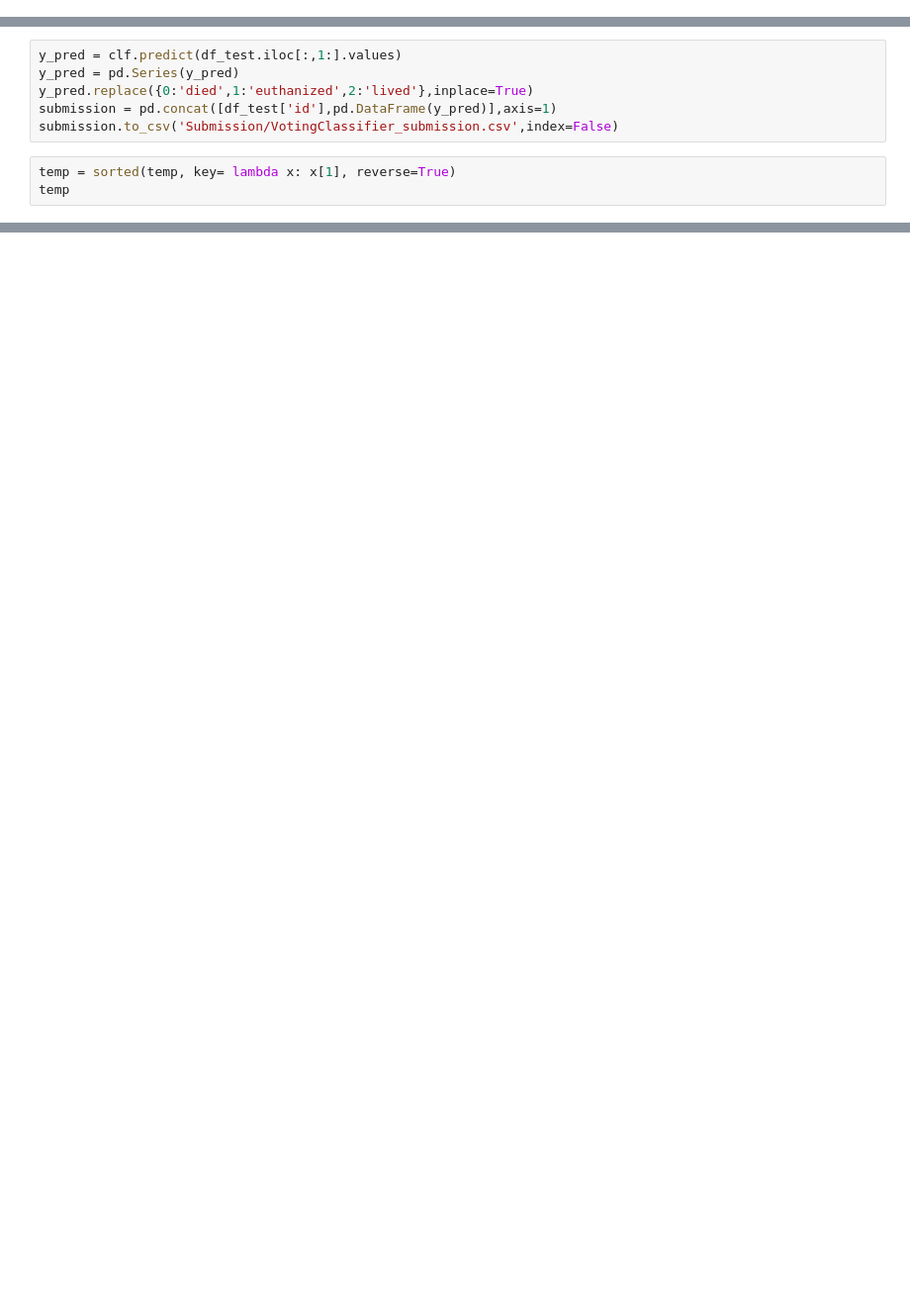
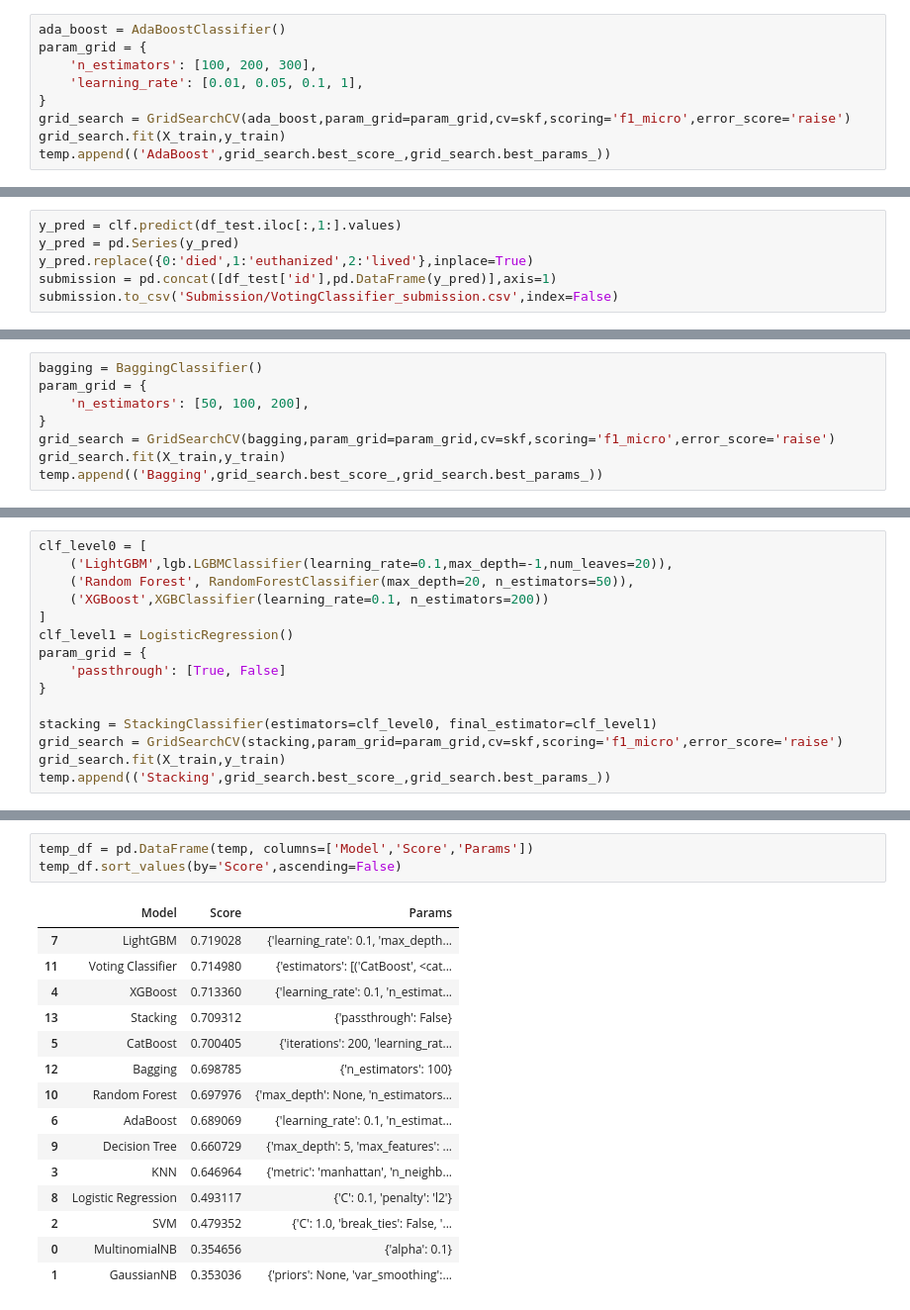
Before and after one commit to JayaWinata/Final-Project-PPM, a Jupyter notebook: Horses-Health/horses_health.ipynb, the cells around one changed output, grey strips where cells are left out. Shown at 99% size. Cells and saved outputs as stored; diff of their text form; blank space fills up the shorter version.

```diff
--- a/Horses-Health/horses_health.ipynb
+++ b/Horses-Health/horses_health.ipynb
@@ -359,0 +382,9 @@ submission.to_csv('Submission/CatBoost_submission.csv',index=False)
+# %%
+ada_boost = AdaBoostClassifier()
+param_grid = {
+    'n_estimators': [100, 200, 300],
+    'learning_rate': [0.01, 0.05, 0.1, 1],
+}
+grid_search = GridSearchCV(ada_boost,param_grid=param_grid,cv=skf,scoring='f1_micro',error_score='raise')
+grid_search.fit(X_train,y_train)
+temp.append(('AdaBoost',grid_search.best_score_,grid_search.best_params_))
@@ -501,6 +536,3 @@ y_pred = pd.Series(y_pred)
 y_pred.replace({0:'died',1:'euthanized',2:'lived'},inplace=True)
 submission = pd.concat([df_test['id'],pd.DataFrame(y_pred)],axis=1)
 submission.to_csv('Submission/VotingClassifier_submission.csv',index=False)
-# %%
-temp = sorted(temp, key= lambda x: x[1], reverse=True)
-temp
@@ -524,0 +541,8 @@ temp
+# %%
+bagging = BaggingClassifier()
+param_grid = {
+    'n_estimators': [50, 100, 200],
+}
+grid_search = GridSearchCV(bagging,param_grid=param_grid,cv=skf,scoring='f1_micro',error_score='raise')
+grid_search.fit(X_train,y_train)
+temp.append(('Bagging',grid_search.best_score_,grid_search.best_params_))
@@ -524,0 +557,15 @@ temp
+# %%
+clf_level0 = [
+    ('LightGBM',lgb.LGBMClassifier(learning_rate=0.1,max_depth=-1,num_leaves=20)),
+    ('Random Forest', RandomForestClassifier(max_depth=20, n_estimators=50)),
+    ('XGBoost',XGBClassifier(learning_rate=0.1, n_estimators=200))
+]
+clf_level1 = LogisticRegression()
+param_grid = {
+    'passthrough': [True, False]
+}
+
+stacking = StackingClassifier(estimators=clf_level0, final_estimator=clf_level1)
+grid_search = GridSearchCV(stacking,param_grid=param_grid,cv=skf,scoring='f1_micro',error_score='raise')
+grid_search.fit(X_train,y_train)
+temp.append(('Stacking',grid_search.best_score_,grid_search.best_params_))
@@ -524,0 +596,19 @@ temp
+# %%
+temp_df = pd.DataFrame(temp, columns=['Model','Score','Params'])
+temp_df.sort_values(by='Score',ascending=False)
+# %% [output]
+|  | Model | Score | Params |
+| 7 | LightGBM | 0.719028 | {'learning_rate': 0.1, 'max_depth... |
+| 11 | Voting Classifier | 0.714980 | {'estimators': [('CatBoost', <cat... |
+| 4 | XGBoost | 0.713360 | {'learning_rate': 0.1, 'n_estimat... |
+| 13 | Stacking | 0.709312 | {'passthrough': False} |
+| 5 | CatBoost | 0.700405 | {'iterations': 200, 'learning_rat... |
+| 12 | Bagging | 0.698785 | {'n_estimators': 100} |
+| 10 | Random Forest | 0.697976 | {'max_depth': None, 'n_estimators... |
+| 6 | AdaBoost | 0.689069 | {'learning_rate': 0.1, 'n_estimat... |
+| 9 | Decision Tree | 0.660729 | {'max_depth': 5, 'max_features': ... |
+| 3 | KNN | 0.646964 | {'metric': 'manhattan', 'n_neighb... |
+| 8 | Logistic Regression | 0.493117 | {'C': 0.1, 'penalty': 'l2'} |
+| 2 | SVM | 0.479352 | {'C': 1.0, 'break_ties': False, '... |
+| 0 | MultinomialNB | 0.354656 | {'alpha': 0.1} |
+| 1 | GaussianNB | 0.353036 | {'priors': None, 'var_smoothing':... |
```
Also changed, not shown: parts of 38 cells of this notebook, 7 other files.
